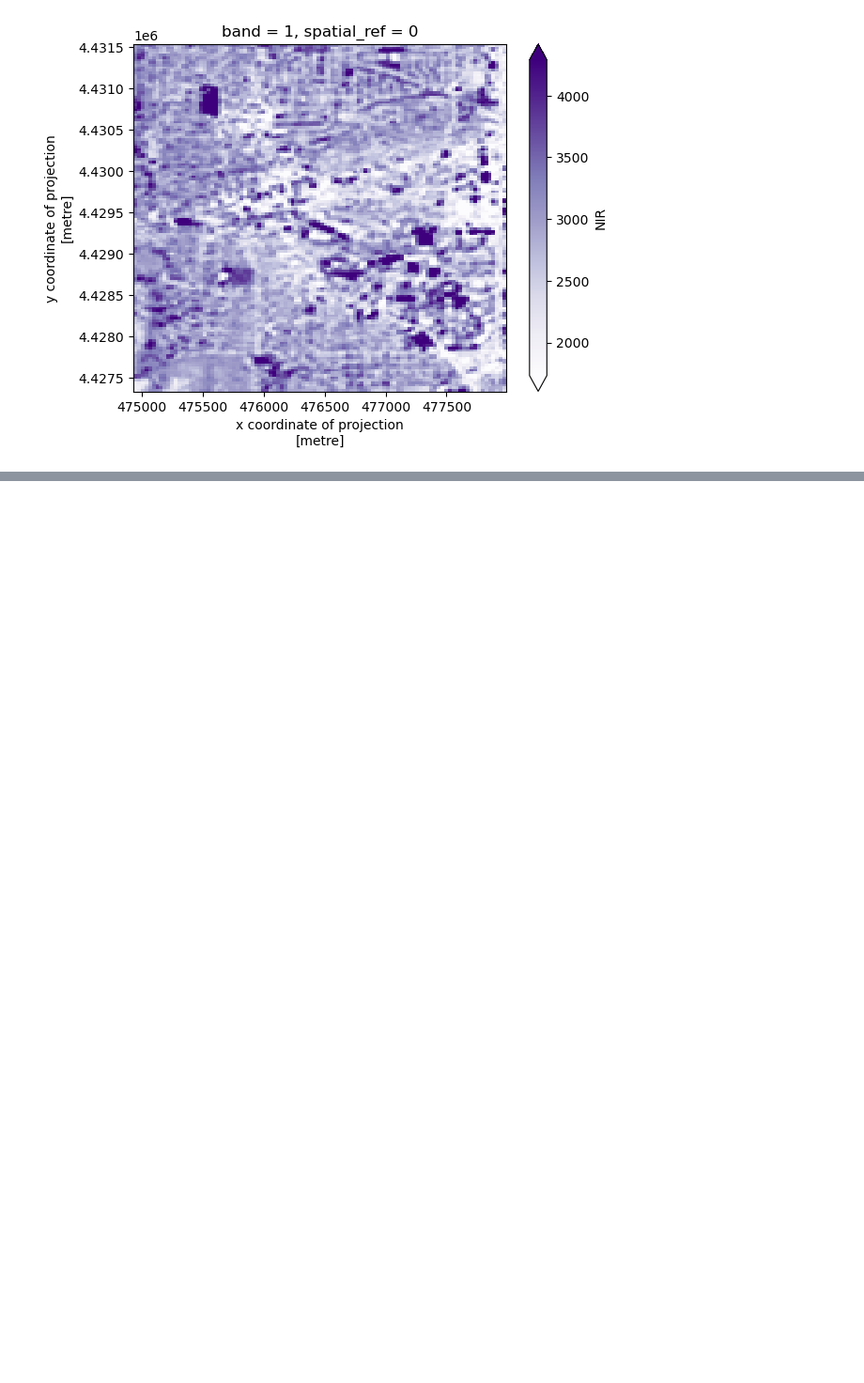
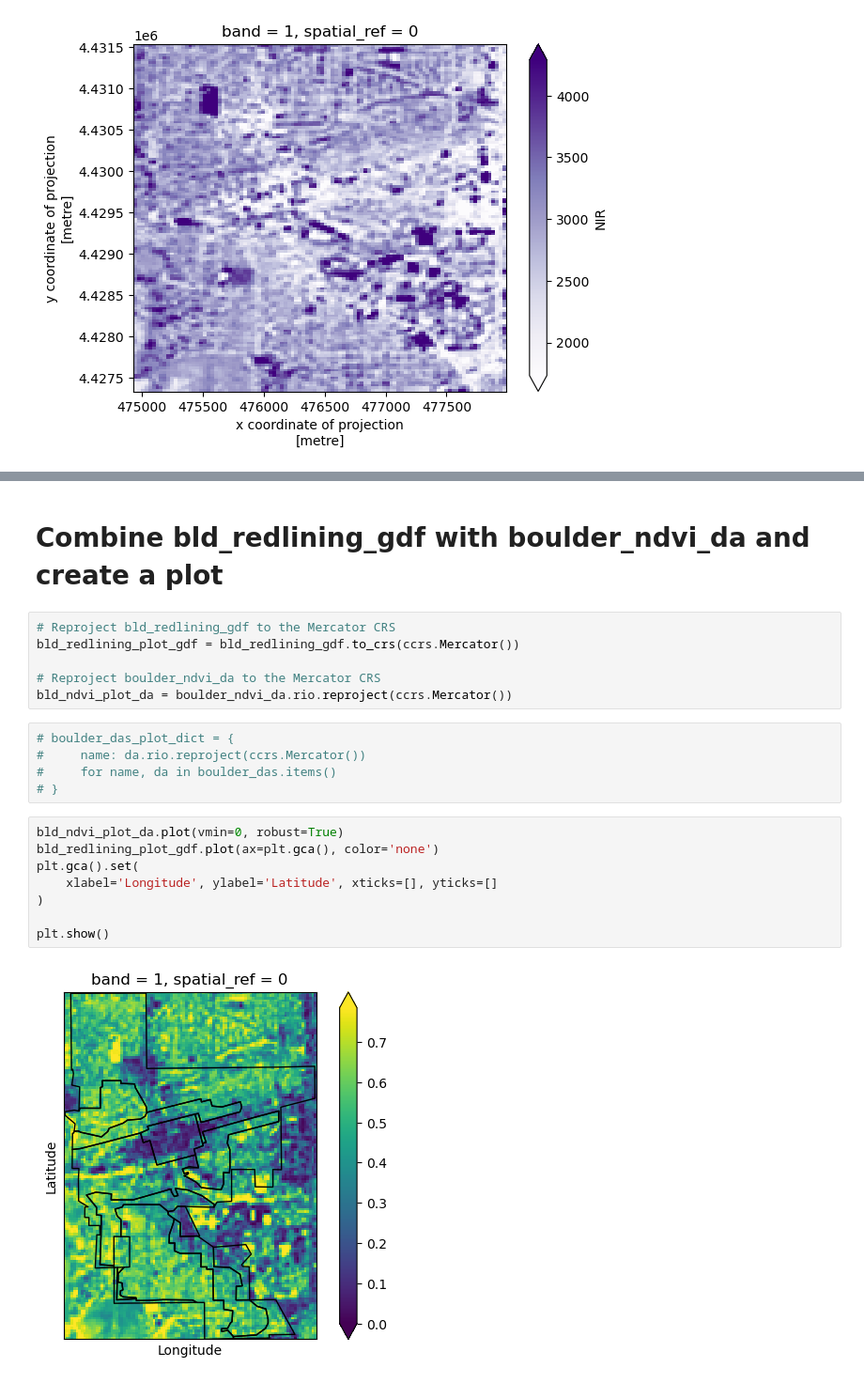
Before and after one commit to earthlab-education/fundamentals-04-redlining-hanried, a Jupyter notebook: notebooks/boulder-redlining.ipynb, the cells around one changed output, grey strips where cells are left out. Shown at 94% size. Cells and saved outputs as stored; diff of their text form; blank space fills up the shorter version.

```diff
--- a/notebooks/boulder-redlining.ipynb
+++ b/notebooks/boulder-redlining.ipynb
@@ -451,0 +465,23 @@ boulder_das['nir'][0].plot(cmap='Purples', robust=True)
+# %% [markdown]
+# Combine bld_redlining_gdf with boulder_ndvi_da and create a plot
+# %%
+# Reproject bld_redlining_gdf to the Mercator CRS
+bld_redlining_plot_gdf = bld_redlining_gdf.to_crs(ccrs.Mercator())
+
+# Reproject boulder_ndvi_da to the Mercator CRS
+bld_ndvi_plot_da = boulder_ndvi_da.rio.reproject(ccrs.Mercator())
+# %%
+# boulder_das_plot_dict = {
+#     name: da.rio.reproject(ccrs.Mercator())
+#     for name, da in boulder_das.items()
+# }
+# %%
+bld_ndvi_plot_da.plot(vmin=0, robust=True)
+bld_redlining_plot_gdf.plot(ax=plt.gca(), color='none')
+plt.gca().set(
+    xlabel='Longitude', ylabel='Latitude', xticks=[], yticks=[]
+)
+
+plt.show()
+# %% [output]
+[figure, added]
```
Also changed, not shown: parts of 12 cells of this notebook.
